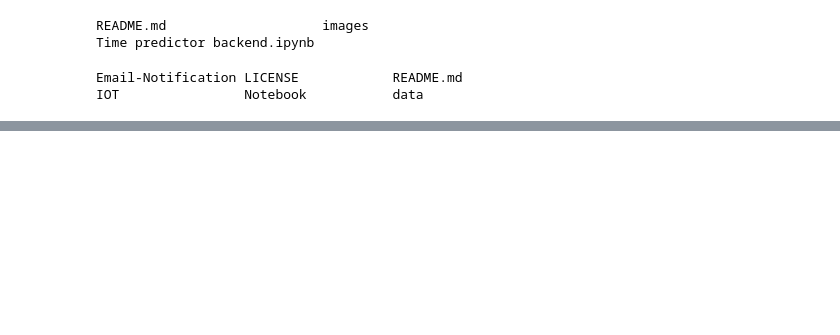
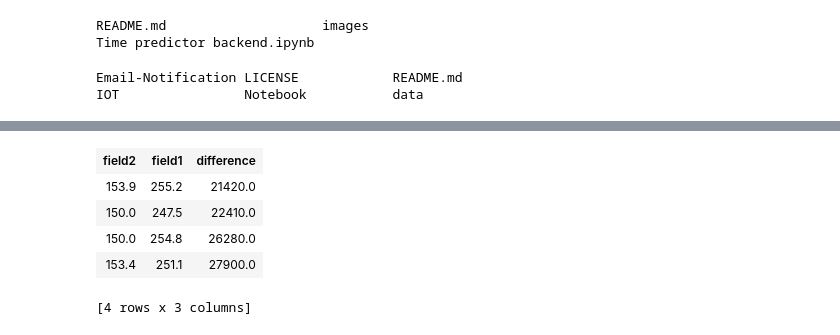
Before and after one commit to shuklasaharsh/IOT_Temperatur_ESP8266, a Jupyter notebook: Notebook/Time predictor backend.ipynb, the cells around one changed output, grey strips where cells are left out. Cells and saved outputs as stored; diff of their text form; code cells hidden in the pictures; blank space fills up the shorter version.

```diff
--- a/Notebook/Time predictor backend.ipynb
+++ b/Notebook/Time predictor backend.ipynb
@@ -937,0 +944,9 @@ model
+# %%
+model_time_3.validation_data
+# %% [output]
+| field2 | field1 | difference |
+| 153.9 | 255.2 | 21420.0 |
+| 150.0 | 247.5 | 22410.0 |
+| 150.0 | 254.8 | 26280.0 |
+| 153.4 | 251.1 | 27900.0 |
+[4 rows x 3 columns]
```
Also changed, not shown: parts of 35 cells of this notebook, 8 other files.
